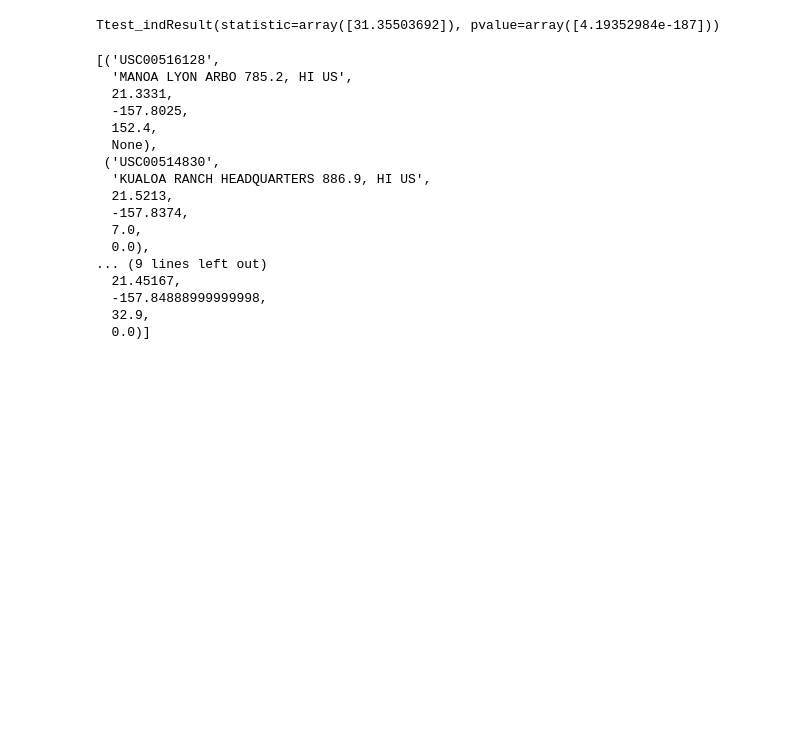
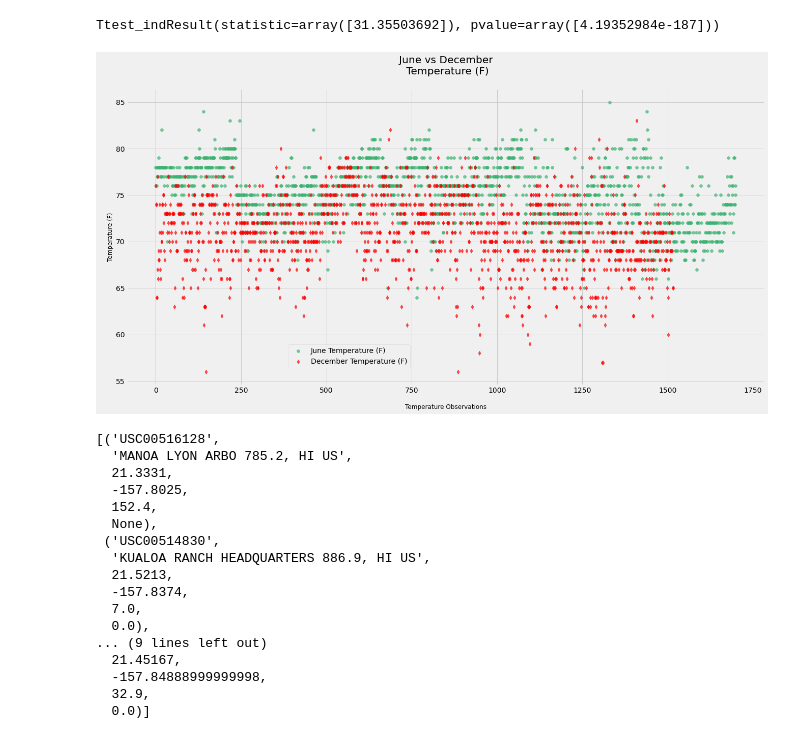
Before and after one commit to uldom/SQLAlchemy_Challenge, a Jupyter notebook: climate_starter.ipynb, the cells around one changed output. Saved outputs shown, nothing was run; the diff lists cells and outputs as text; code cells hidden in the pictures; blank space fills up the shorter version.

Commit message:
Average Temperature for June and December Scatter Plot

```diff
--- a/climate_starter.ipynb
+++ b/climate_starter.ipynb
@@ -267,6 +267,19 @@ dec_temps = session.query(Measurement.tobs).filter(func.strftime("%m", Measureme
 stats.ttest_ind(jun_temps, dec_temps, equal_var=False)
 # %% [output]
 Ttest_indResult(statistic=array([31.35503692]), pvalue=array([4.19352984e-187]))
+# %%
+# Scatter plot of June and December data
+# plt.subplot(1,1,1)
+fig, ax= plt.subplots(figsize = (20,10))
+plt.scatter(range(len(jun_temps)), jun_temps, label = 'June Temperature (F)', marker='o', color='mediumseagreen', alpha=0.7)
+plt.scatter(range(len(dec_temps)), dec_temps, label = 'December Temperature (F)', marker='d', color='red', alpha=0.7)
+plt.legend(bbox_to_anchor=(0.45, 0.15))
+plt.title(f'June vs December\n Temperature (F)\n')
+plt.xlabel('\nTemperature Observations', fontsize = 12)
+plt.ylabel('\nTemperature (F)', fontsize = 12)
+plt.show()
+# %% [output]
+[figure, added]
 # %%
 # Calculate the total amount of rainfall per weather station for your trip dates using the previous year's matching dates.
 # Sort this in descending order by precipitation amount and list the station, name, latitude, longitude, and elevation
```
Also changed, not shown: 1 other file.
